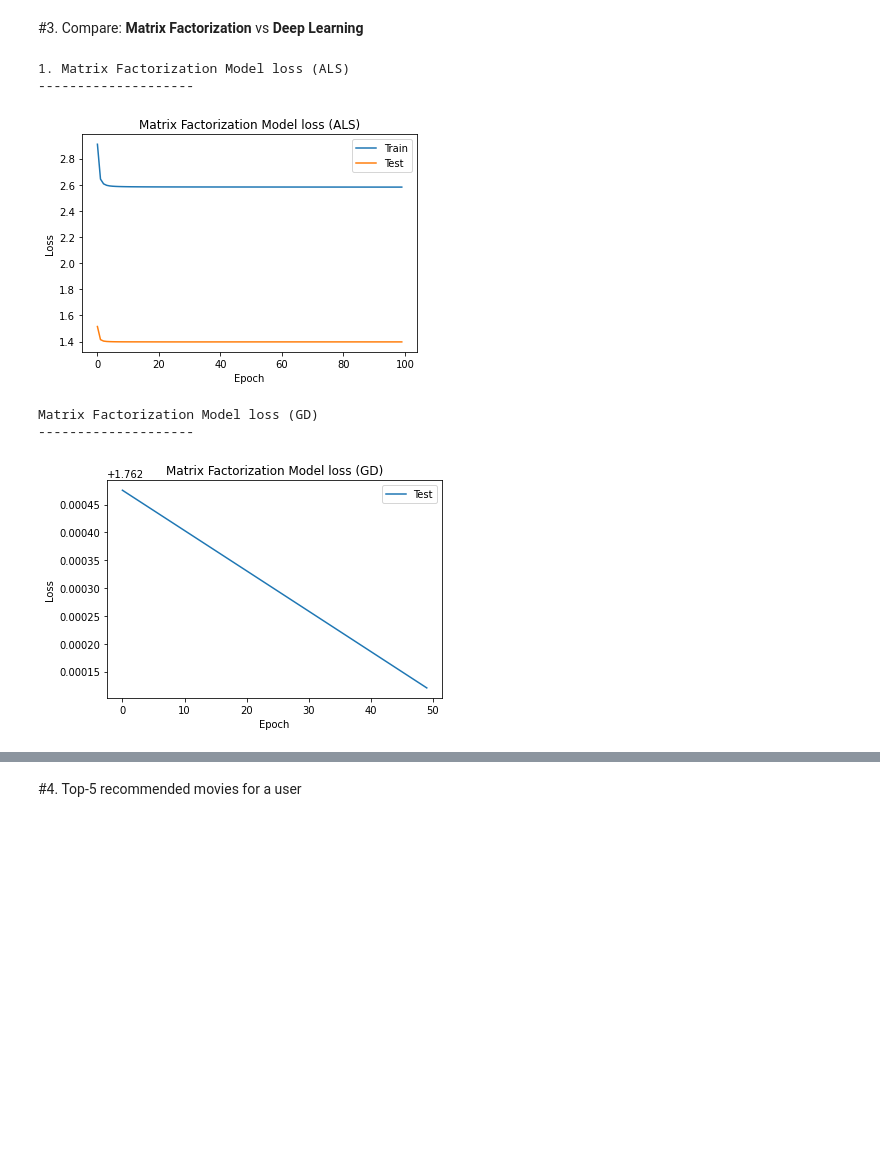
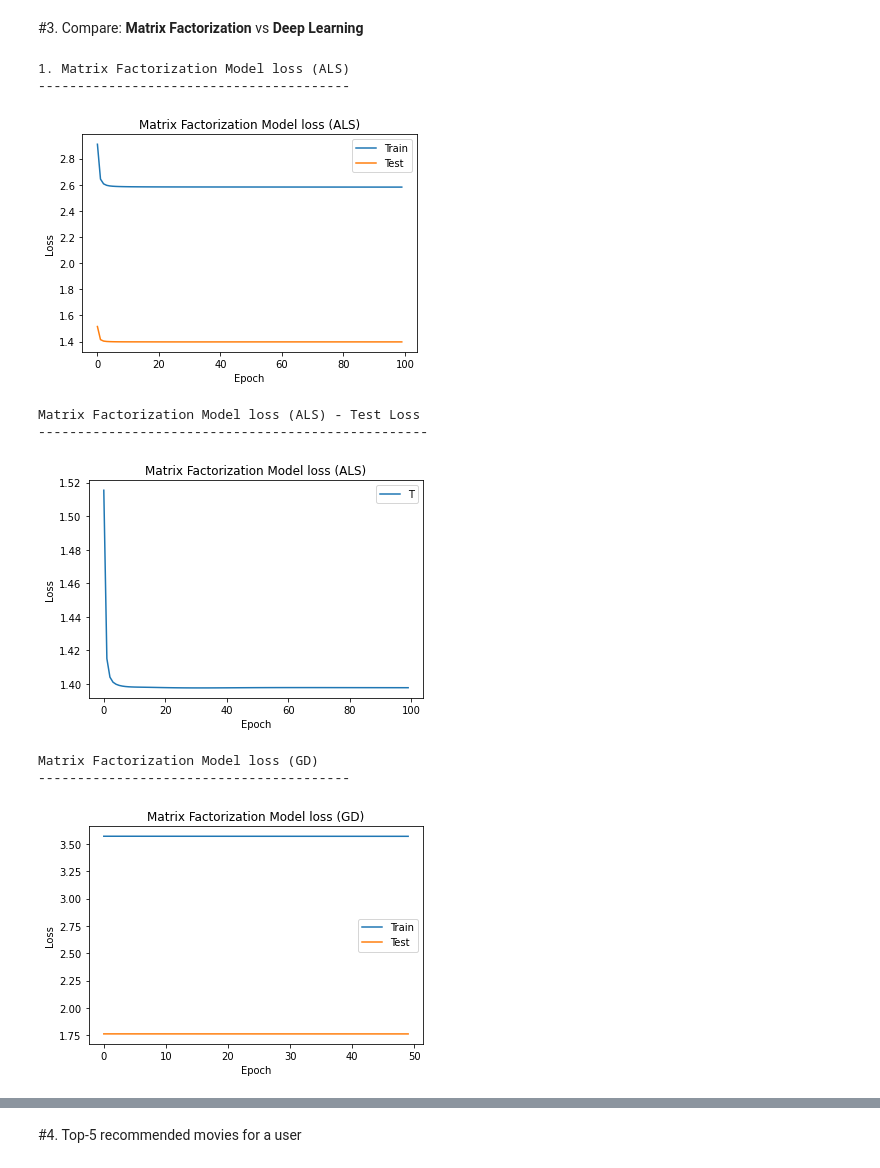
Before and after one commit to ikram-hamizi/AML-DS-2021, a Jupyter notebook: AML_HW2.ipynb, the cells around one changed output, grey strips where cells are left out. Saved outputs shown, nothing was run; the diff lists cells and outputs as text; code cells hidden in the pictures; blank space fills up the shorter version.

```diff
--- a/AML_HW2.ipynb
+++ b/AML_HW2.ipynb
@@ -470,7 +470,7 @@ for epoch in range(n_epochs):
 #3. Compare: **Matrix Factorization** vs **Deep Learning**
 # %%
 print("1. Matrix Factorization Model loss (ALS)")
-print("-----"*4)
+print("-----"*8)
 plt.plot(train_losses)
 plt.plot(test_losses)
 plt.title('Matrix Factorization Model loss (ALS)')
@@ -480,21 +480,36 @@ plt.legend(['Train', 'Test'], loc = 'best')
 plt.show()
 # %% [output]
 1. Matrix Factorization Model loss (ALS)
---------------------
+----------------------------------------
 [figure]
+# %%
+print("Matrix Factorization Model loss (ALS) - Test Loss")
+print("-----"*10)
+# plt.plot(train_losses)
+plt.plot(test_losses)
+plt.title('Matrix Factorization Model loss (ALS)')
+plt.ylabel('Loss')
+plt.xlabel('Epoch')
+# plt.legend(['Train', 'Test'], loc = 'best')
+plt.legend('Test', loc = 'best')
+plt.show()
+# %% [output]
+Matrix Factorization Model loss (ALS) - Test Loss
+--------------------------------------------------
+[figure, added]
 # %%
 print("Matrix Factorization Model loss (GD)")
-print("-----"*4)
-# plt.plot(train_losses_gd)
+print("-----"*8)
+plt.plot(train_losses_gd)
 plt.plot(test_losses_gd)
 plt.title('Matrix Factorization Model loss (GD)')
 plt.ylabel('Loss')
 plt.xlabel('Epoch')
-# plt.legend(['Train', 'Test'], loc = 'best')
-plt.legend(['Test'], loc = 'best')
+plt.legend(['Train', 'Test'], loc = 'best')
+# plt.legend(['Test'], loc = 'best')
 plt.show()
 # %% [output]
 Matrix Factorization Model loss (GD)
---------------------
+----------------------------------------
-[figure, old version]
+[figure, new version]
 # %%
```
Also changed, not shown: parts of 2 cells of this notebook.
